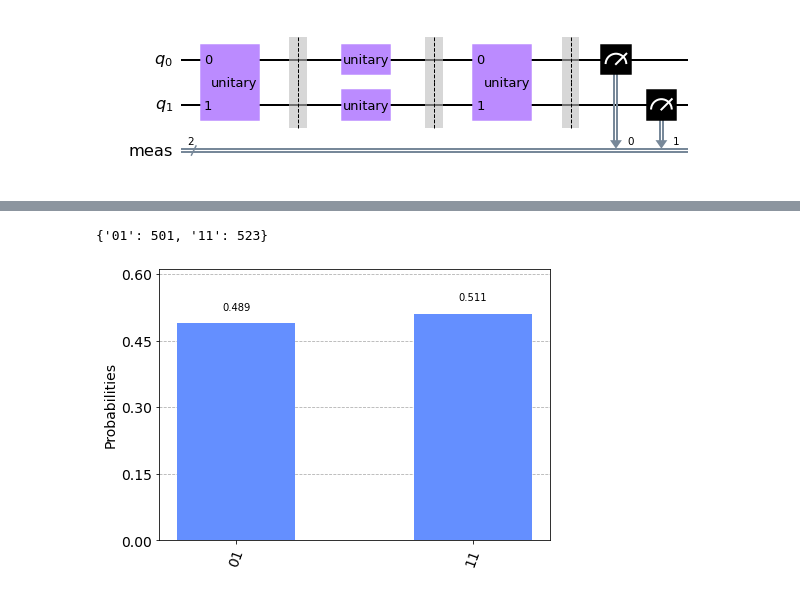
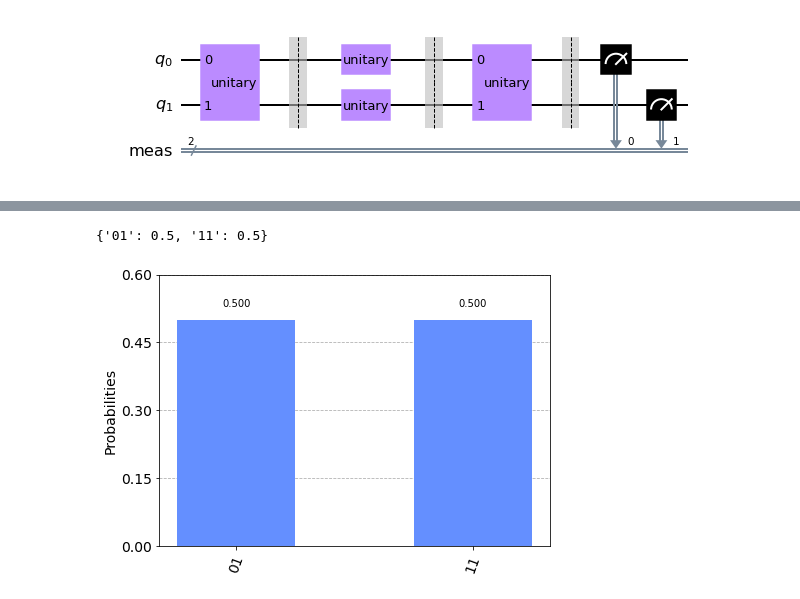
Before and after one commit to tomekzaw/ewl, a Jupyter notebook: examples/example.ipynb, the cells around one changed output, grey strips where cells are left out. Saved outputs shown, nothing was run; the diff lists cells and outputs as text; code cells hidden in the pictures.

```diff
--- a/examples/example.ipynb
+++ b/examples/example.ipynb
@@ -41,7 +41,7 @@ ewl.draw_transpiled(backend_name='ibmq_athens', optimization_level=3)
 # %%
-counts_simulated = ewl.simulate()
-print(counts_simulated)
-plot_histogram(counts_simulated)
+probs = ewl.simulate_probs()
+print(probs)
+plot_histogram(probs)
 # %% [output]
-{'01': 501, '11': 523}
+{'01': 0.5, '11': 0.5}
-[figure, old version]
+[figure, new version]
```
Also changed, not shown: parts of 5 cells of this notebook.
